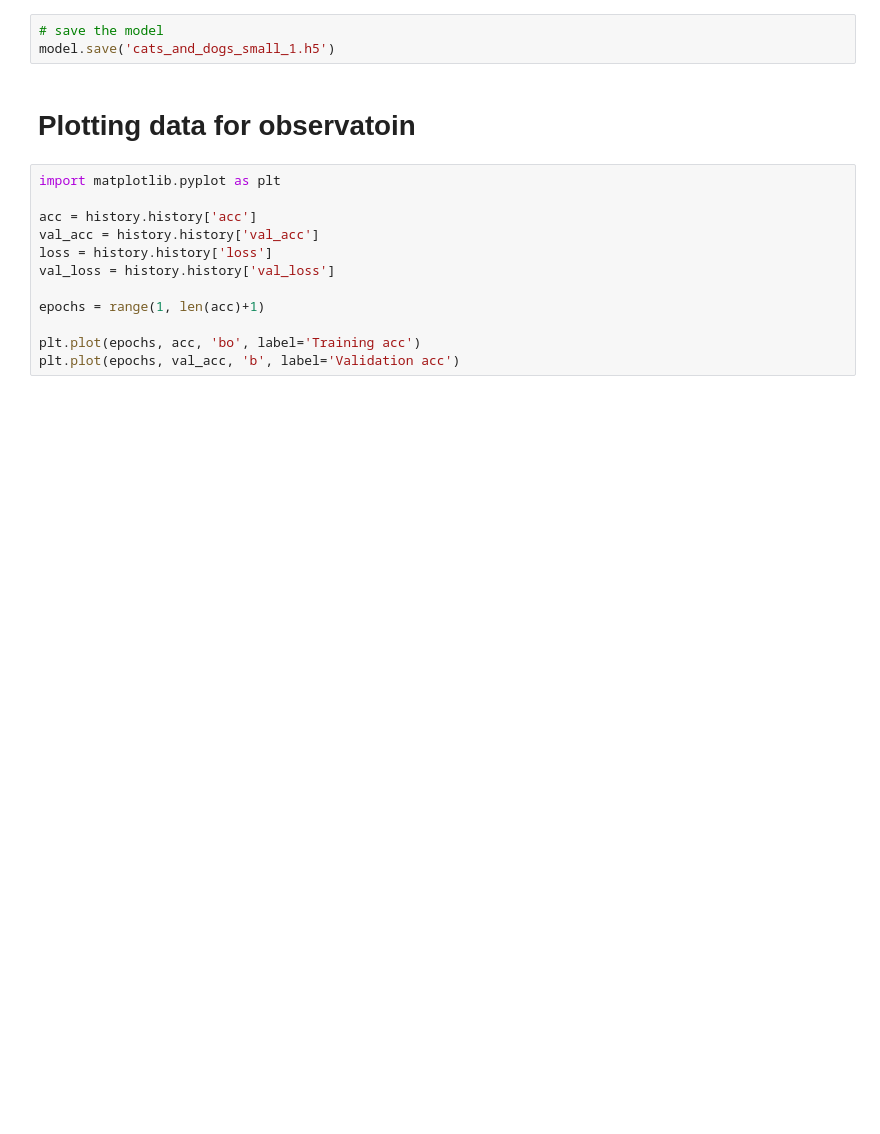
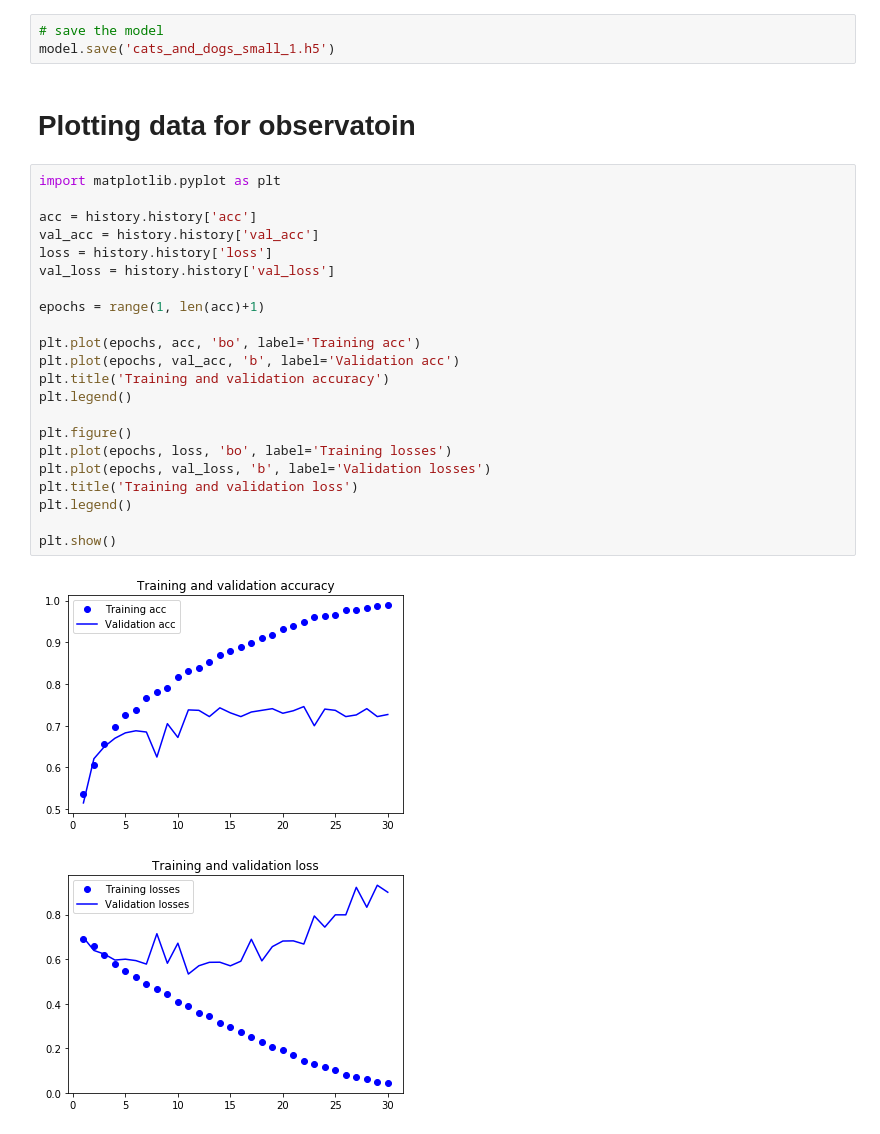
Before and after one commit to ShuvenduRoy/Artificial_intelligence_with_deep_learning, a Jupyter notebook: convolutional_neural_network/Training_convnet_on_small_dataset.ipynb, the cells around one changed output. Cells and saved outputs as stored; diff of their text form; blank space fills up the shorter version.

```diff
--- a/convolutional_neural_network/Training_convnet_on_small_dataset.ipynb
+++ b/convolutional_neural_network/Training_convnet_on_small_dataset.ipynb
@@ -183,12 +183,25 @@ model.save('cats_and_dogs_small_1.h5')
 # %%
 import matplotlib.pyplot as plt
 
 acc = history.history['acc']
 val_acc = history.history['val_acc']
 loss = history.history['loss']
 val_loss = history.history['val_loss']
 
 epochs = range(1, len(acc)+1)
 
 plt.plot(epochs, acc, 'bo', label='Training acc')
 plt.plot(epochs, val_acc, 'b', label='Validation acc')
+plt.title('Training and validation accuracy')
+plt.legend()
+
+plt.figure()
+plt.plot(epochs, loss, 'bo', label='Training losses')
+plt.plot(epochs, val_loss, 'b', label='Validation losses')
+plt.title('Training and validation loss')
+plt.legend()
+
+plt.show()
+# %% [output]
+[figure, added]
+[figure, added]
```
Also changed, not shown: 2 other files.
